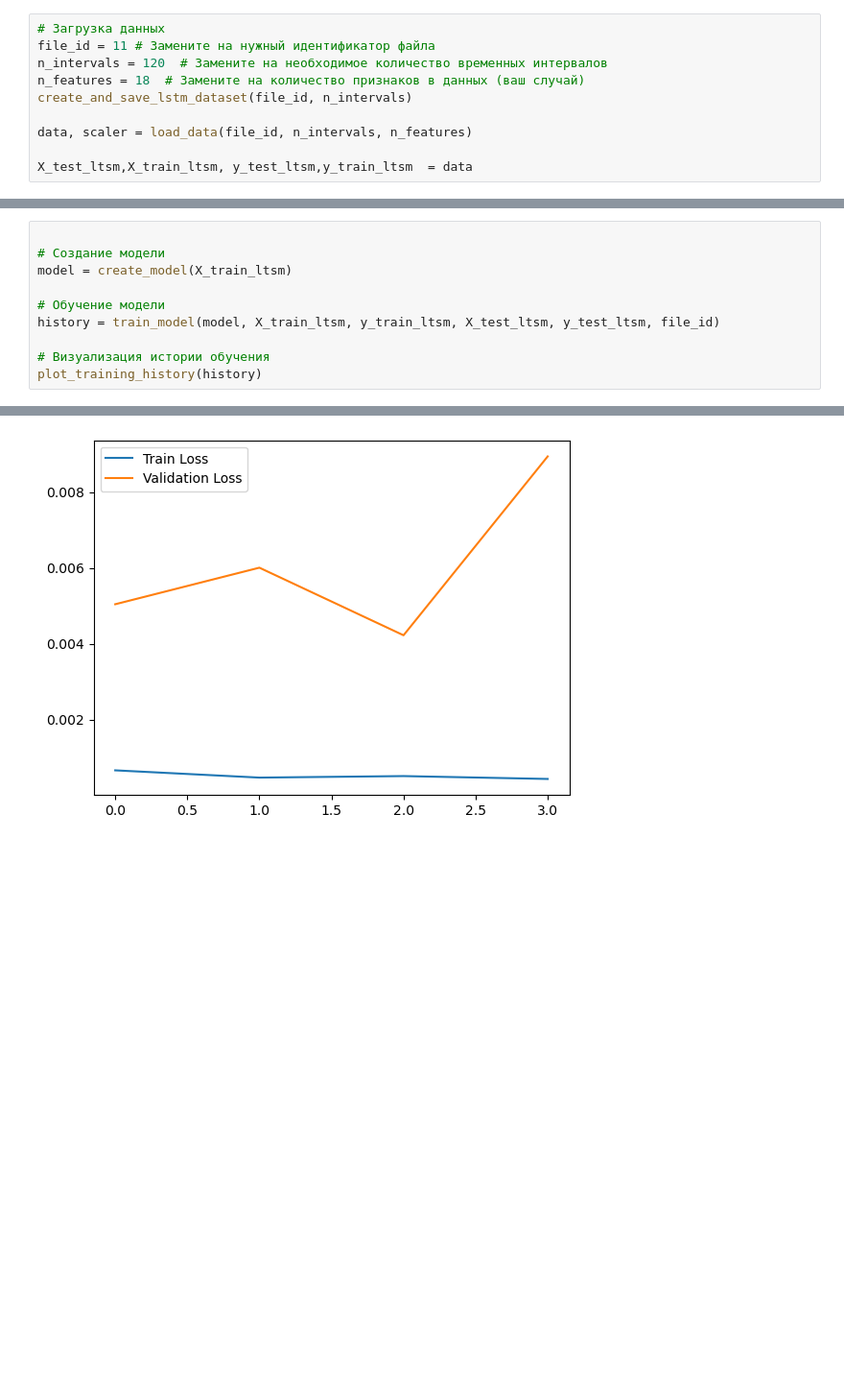
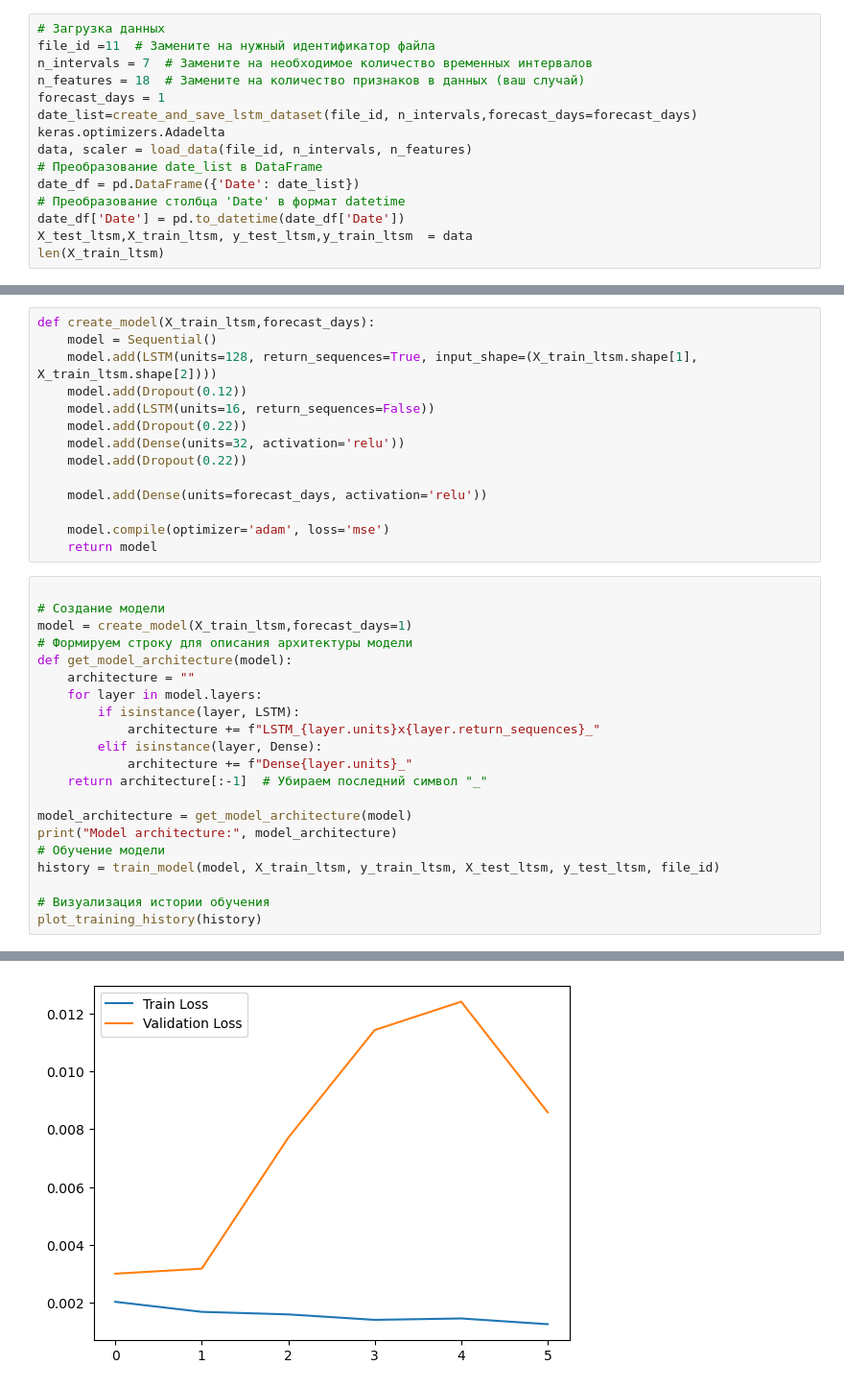
Before and after one commit to KelThuzedd/finrinkizxc, a Jupyter notebook: actualochka/utils.ipynb, the cells around one changed output, grey strips where cells are left out. Shown at 96% size. Saved outputs shown, nothing was run; the diff lists cells and outputs as text; blank space fills up the shorter version.

```diff
--- a/actualochka/utils.ipynb
+++ b/actualochka/utils.ipynb
@@ -76,13 +69,18 @@ from free_utils import *
 # %%
 # Загрузка данных
-file_id = 11 # Замените на нужный идентификатор файла
-n_intervals = 120  # Замените на необходимое количество временных интервалов
+file_id =11  # Замените на нужный идентификатор файла
+n_intervals = 7  # Замените на необходимое количество временных интервалов
 n_features = 18  # Замените на количество признаков в данных (ваш случай)
-create_and_save_lstm_dataset(file_id, n_intervals)
-
+forecast_days = 1
+date_list=create_and_save_lstm_dataset(file_id, n_intervals,forecast_days=forecast_days)
+keras.optimizers.Adadelta
 data, scaler = load_data(file_id, n_intervals, n_features)
-
+# Преобразование date_list в DataFrame
+date_df = pd.DataFrame({'Date': date_list})
+# Преобразование столбца 'Date' в формат datetime
+date_df['Date'] = pd.to_datetime(date_df['Date'])
 X_test_ltsm,X_train_ltsm, y_test_ltsm,y_train_ltsm  = data
+len(X_train_ltsm)
 # %% [output]
 Data saved to ../datasets\X_train_ltsm_Прошлые данные - GAZP (3).csv and ../datasets\X_test_ltsm_Прошлые данные - GAZP (3).csv
 Data saved to ../datasets\y_train_ltsm_Прошлые данные - GAZP (3).csv and ../datasets\y_test_ltsm_Прошлые данные - GAZP (3).csv
@@ -89,8 +88,33 @@ Data saved to ../datasets\y_train_ltsm_Прошлые данные - GAZP (3).cs
+# %%
+def create_model(X_train_ltsm,forecast_days):
+    model = Sequential()
+    model.add(LSTM(units=128, return_sequences=True, input_shape=(X_train_ltsm.shape[1], X_train_ltsm.shape[2])))
+    model.add(Dropout(0.12))
+    model.add(LSTM(units=16, return_sequences=False))
+    model.add(Dropout(0.22))
+    model.add(Dense(units=32, activation='relu'))
+    model.add(Dropout(0.22))
+
+    model.add(Dense(units=forecast_days, activation='relu'))
+
+    model.compile(optimizer='adam', loss='mse')
+    return model
 # %%
 
 # Создание модели
-model = create_model(X_train_ltsm)
+model = create_model(X_train_ltsm,forecast_days=1)
+# Формируем строку для описания архитектуры модели
+def get_model_architecture(model):
+    architecture = ""
+    for layer in model.layers:
+        if isinstance(layer, LSTM):
+            architecture += f"LSTM_{layer.units}x{layer.return_sequences}_"
+        elif isinstance(layer, Dense):
+            architecture += f"Dense{layer.units}_"
+    return architecture[:-1]  # Убираем последний символ "_"
 
+model_architecture = get_model_architecture(model)
+print("Model architecture:", model_architecture)
 # Обучение модели
 history = train_model(model, X_train_ltsm, y_train_ltsm, X_test_ltsm, y_test_ltsm, file_id)
 
@@ -114 +143 @@ Epoch 7/30
-[figure, old version]
+[figure, new version]
```
Also changed, not shown: parts of 12 cells of this notebook, 48 other files.
